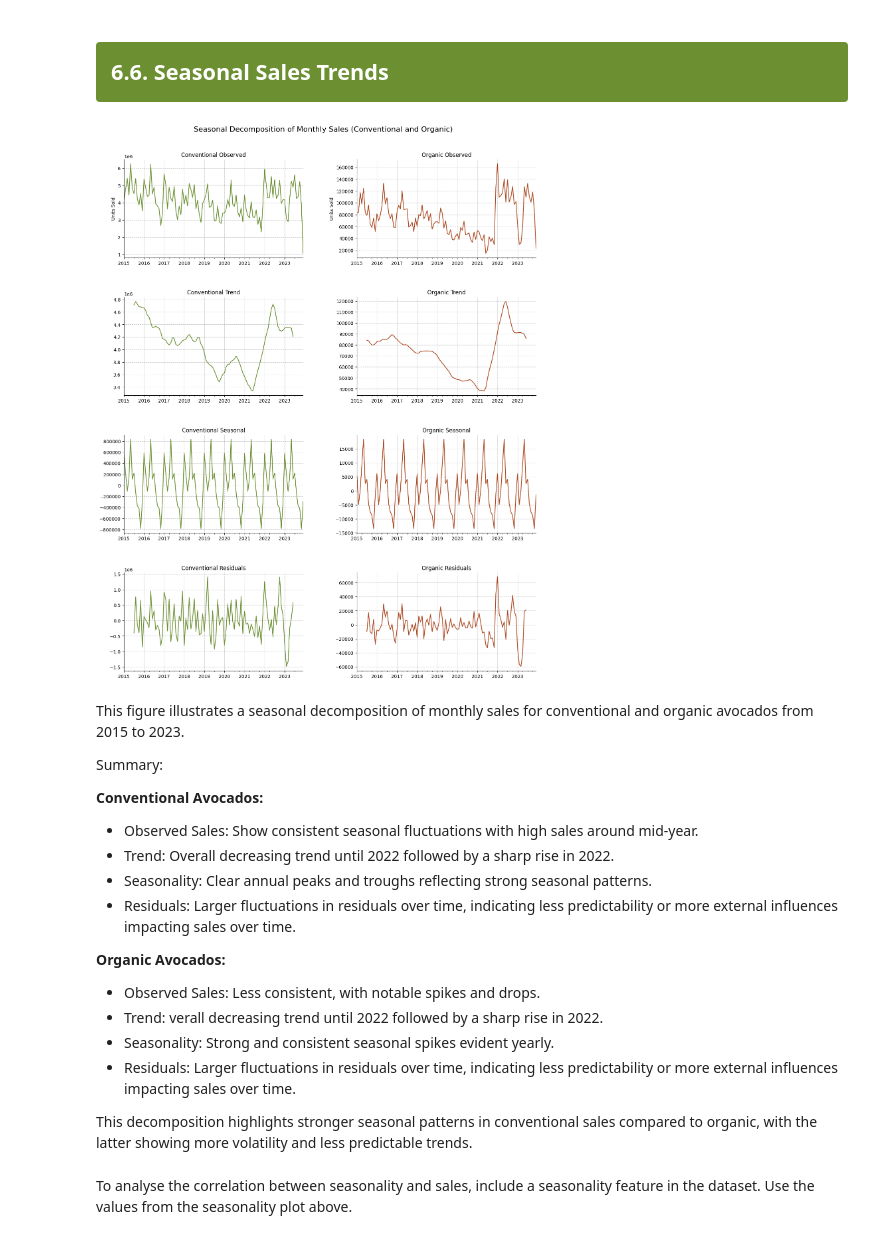
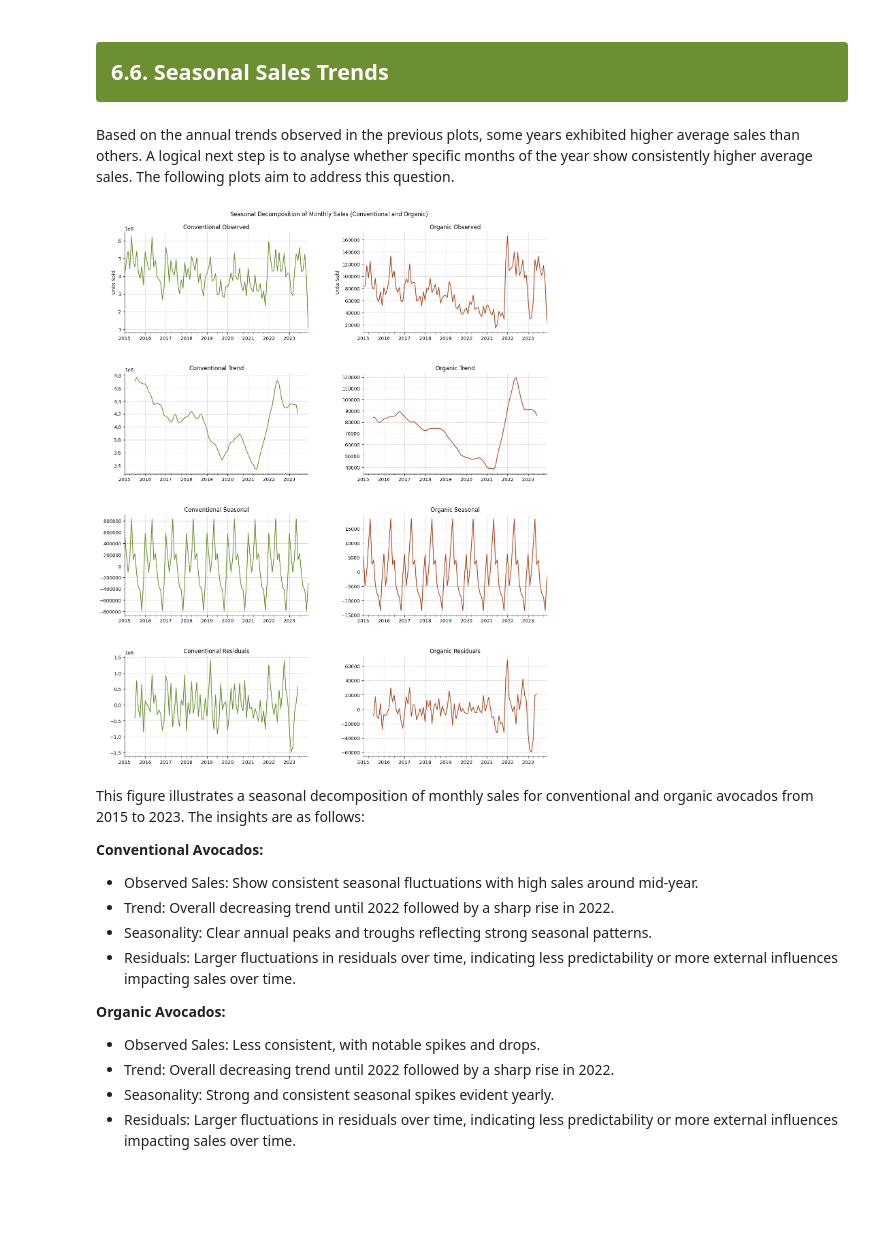
Before and after one commit to MeganHolborn/Avocado-price-optimisation, a Jupyter notebook: Notebook.ipynb, the cells around one changed output. Drawn from its saved outputs; the diff is of its cells as text; code cells hidden in the pictures; blank space fills up the shorter version.

```diff
--- a/Notebook.ipynb
+++ b/Notebook.ipynb
@@ -437,9 +462,9 @@ This figure shows the annual avocado sales and average unit price trends for con
   - Both avocado types experienced a rise in sales in 2022, but a sharp drop in price in 2023 for conventional avocados, suggesting potential market saturation or other factors affecting pricing.
 # %% [markdown]
 <h2 style="color: white; background-color: #6C8F32; margin: 8px; padding: 15px; padding-left: 15px; border-radius: 4px;">6.6. Seasonal Sales Trends</h2>
+# %% [markdown]
+Based on the annual trends observed in the previous plots, some years exhibited higher average sales than others. A logical next step is to analyse whether specific months of the year show consistently higher average sales. The following plots aim to address this question.
 # %%
-from pylab import rcParams
-
 # Get total monthly sales for conventional and organic avocados
 conv_sales_data = avo_data[avo_data.type == 'conventional'][['date', 'units_sold']].groupby('date').mean()
 org_sales_data = avo_data[avo_data.type == 'organic'][['date', 'units_sold']].groupby('date').mean()
@@ -450,39 +475,37 @@ conv_decomposition = sm.tsa.seasonal_decompose(conv_sales_data, model='additive'
 org_decomposition = sm.tsa.seasonal_decompose(org_sales_data, model='additive')
 
 # Create the figure and subplots
 fig, axs = plt.subplots(nrows=4, ncols=2, figsize=(16, 20))  # 4 rows, 2 columns
 
 # Plot for conventional avocados decomposition (trend, seasonal, and residuals)
 conv_decomposition.observed.plot(ax=axs[0, 0], title='Conventional Observed', ylabel='Units Sold', color='#6C8F32')
 conv_decomposition.trend.plot(ax=axs[1, 0], title='Conventional Trend', color='#6C8F32')
 conv_decomposition.seasonal.plot(ax=axs[2, 0], title='Conventional Seasonal', color='#6C8F32')
 conv_decomposition.resid.plot(ax=axs[3, 0], title='Conventional Residuals', color='#6C8F32')
 
 # Plot for organic avocados decomposition (trend, seasonal, and residuals)
 org_decomposition.observed.plot(ax=axs[0, 1], title='Organic Observed', ylabel='Units Sold', color='#AA471F')
 org_decomposition.trend.plot(ax=axs[1, 1], title='Organic Trend', color='#AA471F')
 org_decomposition.seasonal.plot(ax=axs[2, 1], title='Organic Seasonal', color='#AA471F')
 org_decomposition.resid.plot(ax=axs[3, 1], title='Organic Residuals', color='#AA471F')
 
 # Customize the overall plot
-fig.suptitle('Seasonal Decomposition of Monthly Sales (Conventional and Organic)', fontsize=16, y=0.93)  # Adjust title position
+fig.suptitle('Seasonal Decomposition of Monthly Sales (Conventional and Organic)', y=0.91)  # Adjust title position
 plt.subplots_adjust(hspace=0.4, wspace=0.3)
 
 # Customizing the individual subplots (remove top and right borders, add grid)
 for ax in fig.axes:
     ax.grid(True, linestyle='--', alpha=0.7)
     ax.spines['top'].set_visible(False)
     ax.spines['right'].set_visible(False)
     ax.set_xlabel(None)
 
 # Show the plot
 plt.show()
 # %% [output]
-[figure, old version]
+[figure, new version]
 # %% [markdown]
-This figure illustrates a seasonal decomposition of monthly sales for conventional and organic avocados from 2015 to 2023.
-
-Summary:
+This figure illustrates a seasonal decomposition of monthly sales for conventional and organic avocados from 2015 to 2023. The insights are as follows:
 
 **Conventional Avocados:**
 - Observed Sales: Show consistent seasonal fluctuations with high sales around mid-year.
@@ -492,10 +515,6 @@ Summary:
 
 **Organic Avocados:**
 - Observed Sales: Less consistent, with notable spikes and drops.
-- Trend: verall decreasing trend until 2022 followed by a sharp rise in 2022.
+- Trend: Overall decreasing trend until 2022 followed by a sharp rise in 2022.
 - Seasonality: Strong and consistent seasonal spikes evident yearly.
 - Residuals: Larger fluctuations in residuals over time, indicating less predictability or more external influences impacting sales over time.
-
-This decomposition highlights stronger seasonal patterns in conventional sales compared to organic, with the latter showing more volatility and less predictable trends.
-# %% [markdown]
-To analyse the correlation between seasonality and sales, include a seasonality feature in the dataset. Use the values from the seasonality plot above.
```
Also changed, not shown: parts of 44 cells of this notebook.
